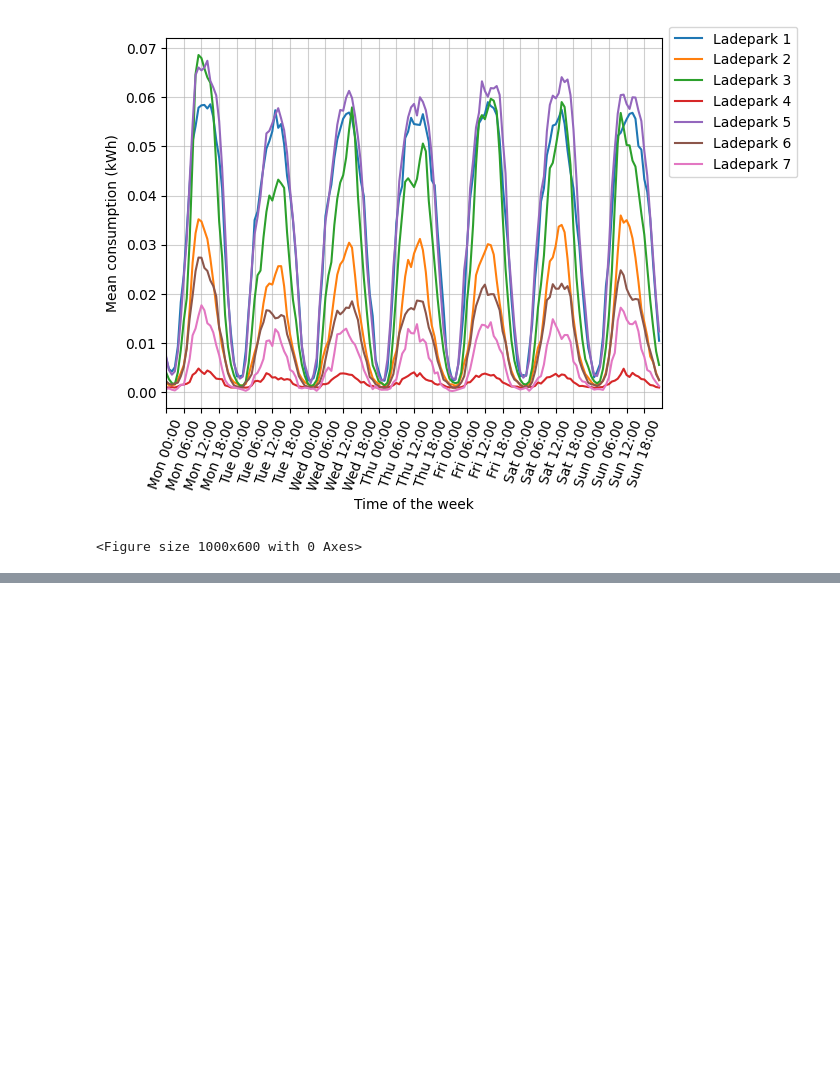
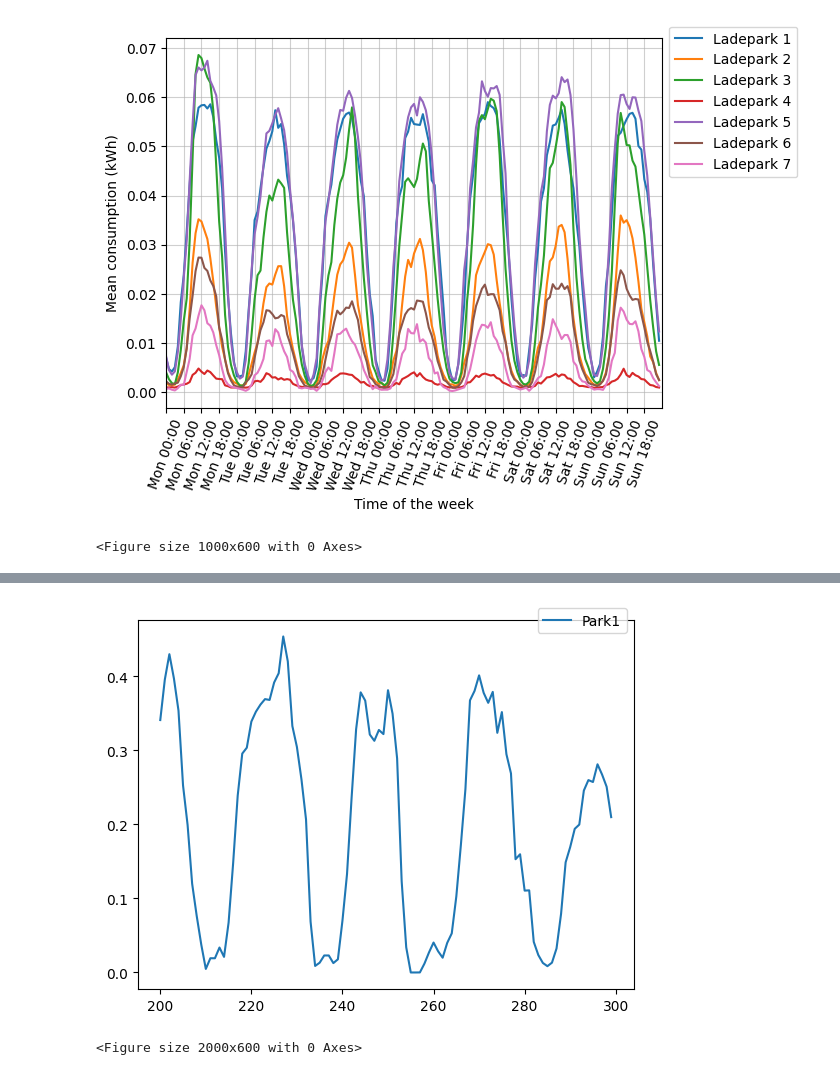
Before and after one commit to dat5-06/zap, a Jupyter notebook: core/notebooks/Trefor.ipynb, the cells around one changed output, grey strips where cells are left out. Drawn from its saved outputs; the diff is of its cells as text; code cells hidden in the pictures; blank space fills up the shorter version.

```diff
--- a/core/notebooks/Trefor.ipynb
+++ b/core/notebooks/Trefor.ipynb
@@ -229,0 +242,11 @@ plt.show()
+# %%
+park_data["rolling_mean"] = park_data["Consumption"].rolling(window=3).mean()
+# %%
+plt.plot(park_data["rolling_mean"][200:300], label="Park1")
+ax = plt.gca()
+plt.figure(figsize=(20, 6))
+ax.legend(bbox_to_anchor=(1, 1.05))
+plt.show()
+# %% [output]
+[figure, added]
+<Figure size 2000x600 with 0 Axes>
```
Also changed, not shown: parts of 3 cells of this notebook.
